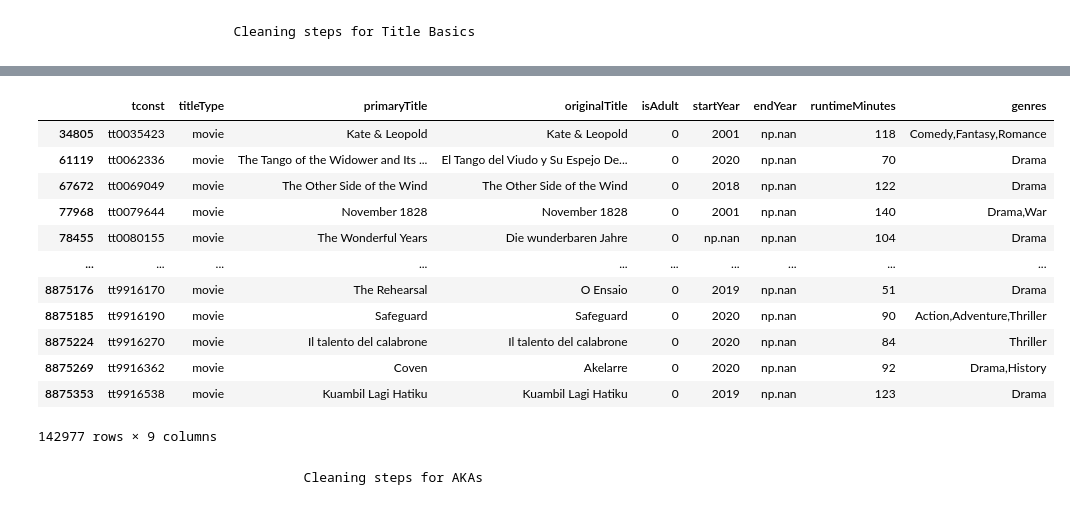
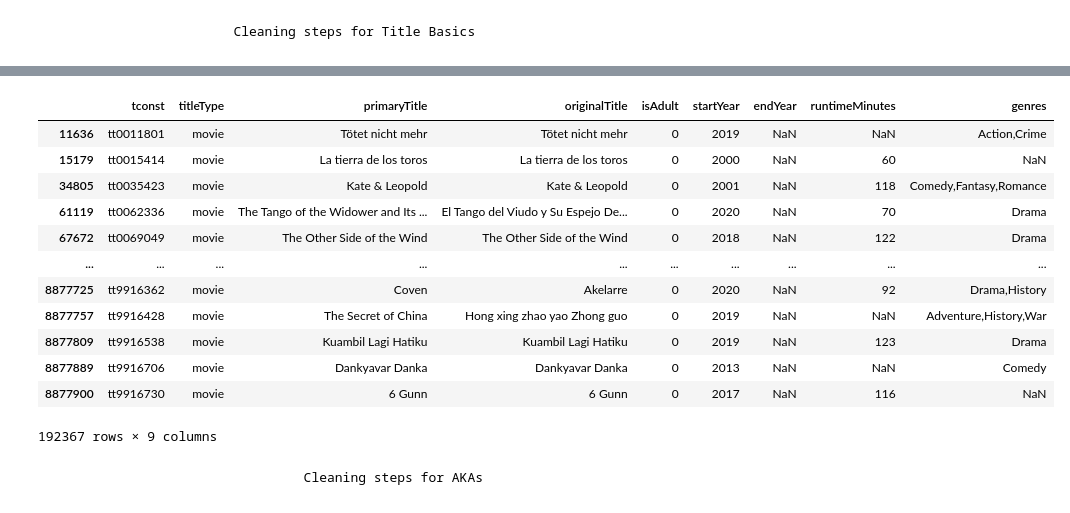
Before and after one commit to todebode/IMDB-Movies, a Jupyter notebook: Project 3 Part 1 (Core).ipynb, the cells around one changed output, grey strips where cells are left out. Saved outputs shown, nothing was run; the diff lists cells and outputs as text; code cells hidden in the pictures.

```diff
--- a/Project 3 Part 1 (Core).ipynb
+++ b/Project 3 Part 1 (Core).ipynb
@@ -55,7 +60,7 @@ basics.head()
                            Cleaning steps for Title Basics
 # %%
 # Replace "\N" with np.nan
-basics = basics.replace({'\\N':'np.nan'})
+basics = basics.replace({'\\N':np.nan})
 basics
 # %% [output]
 |  | tconst | titleType | primaryTitle | originalTitle | isAdult | startYear | endYear | runtimeMinutes | genres |
@@ -74,6 +79,6 @@ basics
 # %%
 # Eliminate movies that are null for runtimeMinutes
-basics_filter = basics['runtimeMinutes']!='np.nan'
+basics_filter = basics['runtimeMinutes']!=np.nan
 basics = basics[basics_filter]
 basics
 # %% [output]
@@ -93,6 +98,6 @@ basics
 # %%
 # Eliminate movies that are null for genre
-basics_filter1 = basics['genres']!='np.nan'
+basics_filter1 = basics['genres']!=np.nan
 basics = basics[basics_filter1]
 basics
 # %% [output]
@@ -169,22 +187,22 @@ basics
 # %%
 # Eliminate movies that include  "Documentary" in genre
-basics_filter4 = basics['genres'].str.contains('documentary',case=False)
+basics_filter4 = basics['genres'].fillna('missing').str.contains('documentary',case=False)
 basics = basics[~basics_filter4]
 basics
 # %% [output]
 |  | tconst | titleType | primaryTitle | originalTitle | isAdult | startYear | endYear | runtimeMinutes | genres |
-| 34805 | tt0035423 | movie | Kate & Leopold | Kate & Leopold | 0 | 2001 | np.nan | 118 | Comedy,Fantasy,Romance |
-| 61119 | tt0062336 | movie | The Tango of the Widower and Its ... | El Tango del Viudo y Su Espejo De... | 0 | 2020 | np.nan | 70 | Drama |
-| 67672 | tt0069049 | movie | The Other Side of the Wind | The Other Side of the Wind | 0 | 2018 | np.nan | 122 | Drama |
-| 77968 | tt0079644 | movie | November 1828 | November 1828 | 0 | 2001 | np.nan | 140 | Drama,War |
-| 78455 | tt0080155 | movie | The Wonderful Years | Die wunderbaren Jahre | 0 | np.nan | np.nan | 104 | Drama |
+| 11636 | tt0011801 | movie | Tötet nicht mehr | Tötet nicht mehr | 0 | 2019 | NaN | NaN | Action,Crime |
+| 15179 | tt0015414 | movie | La tierra de los toros | La tierra de los toros | 0 | 2000 | NaN | 60 | NaN |
+| 34805 | tt0035423 | movie | Kate & Leopold | Kate & Leopold | 0 | 2001 | NaN | 118 | Comedy,Fantasy,Romance |
+| 61119 | tt0062336 | movie | The Tango of the Widower and Its ... | El Tango del Viudo y Su Espejo De... | 0 | 2020 | NaN | 70 | Drama |
+| 67672 | tt0069049 | movie | The Other Side of the Wind | The Other Side of the Wind | 0 | 2018 | NaN | 122 | Drama |
 | ... | ... | ... | ... | ... | ... | ... | ... | ... | ... |
-| 8875176 | tt9916170 | movie | The Rehearsal | O Ensaio | 0 | 2019 | np.nan | 51 | Drama |
-| 8875185 | tt9916190 | movie | Safeguard | Safeguard | 0 | 2020 | np.nan | 90 | Action,Adventure,Thriller |
-| 8875224 | tt9916270 | movie | Il talento del calabrone | Il talento del calabrone | 0 | 2020 | np.nan | 84 | Thriller |
-| 8875269 | tt9916362 | movie | Coven | Akelarre | 0 | 2020 | np.nan | 92 | Drama,History |
-| 8875353 | tt9916538 | movie | Kuambil Lagi Hatiku | Kuambil Lagi Hatiku | 0 | 2019 | np.nan | 123 | Drama |
+| 8877725 | tt9916362 | movie | Coven | Akelarre | 0 | 2020 | NaN | 92 | Drama,History |
+| 8877757 | tt9916428 | movie | The Secret of China | Hong xing zhao yao Zhong guo | 0 | 2019 | NaN | NaN | Adventure,History,War |
+| 8877809 | tt9916538 | movie | Kuambil Lagi Hatiku | Kuambil Lagi Hatiku | 0 | 2019 | NaN | 123 | Drama |
+| 8877889 | tt9916706 | movie | Dankyavar Danka | Dankyavar Danka | 0 | 2013 | NaN | NaN | Comedy |
+| 8877900 | tt9916730 | movie | 6 Gunn | 6 Gunn | 0 | 2017 | NaN | 116 | NaN |
-142977 rows × 9 columns
+192367 rows × 9 columns
 # %% [markdown]
                                     Cleaning steps for AKAs
 # %%
```
Also changed, not shown: parts of 18 cells of this notebook, 6 other files.
